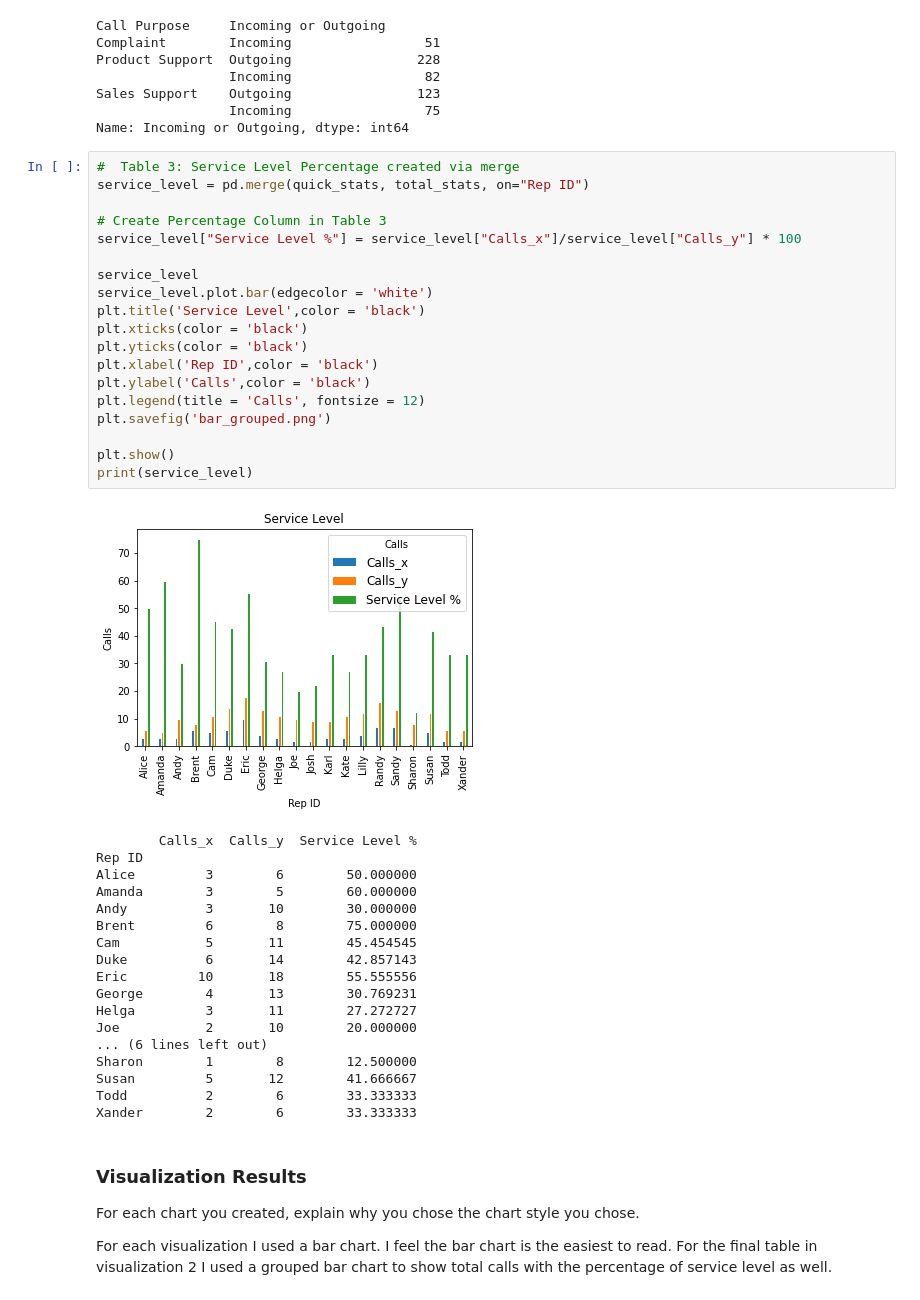
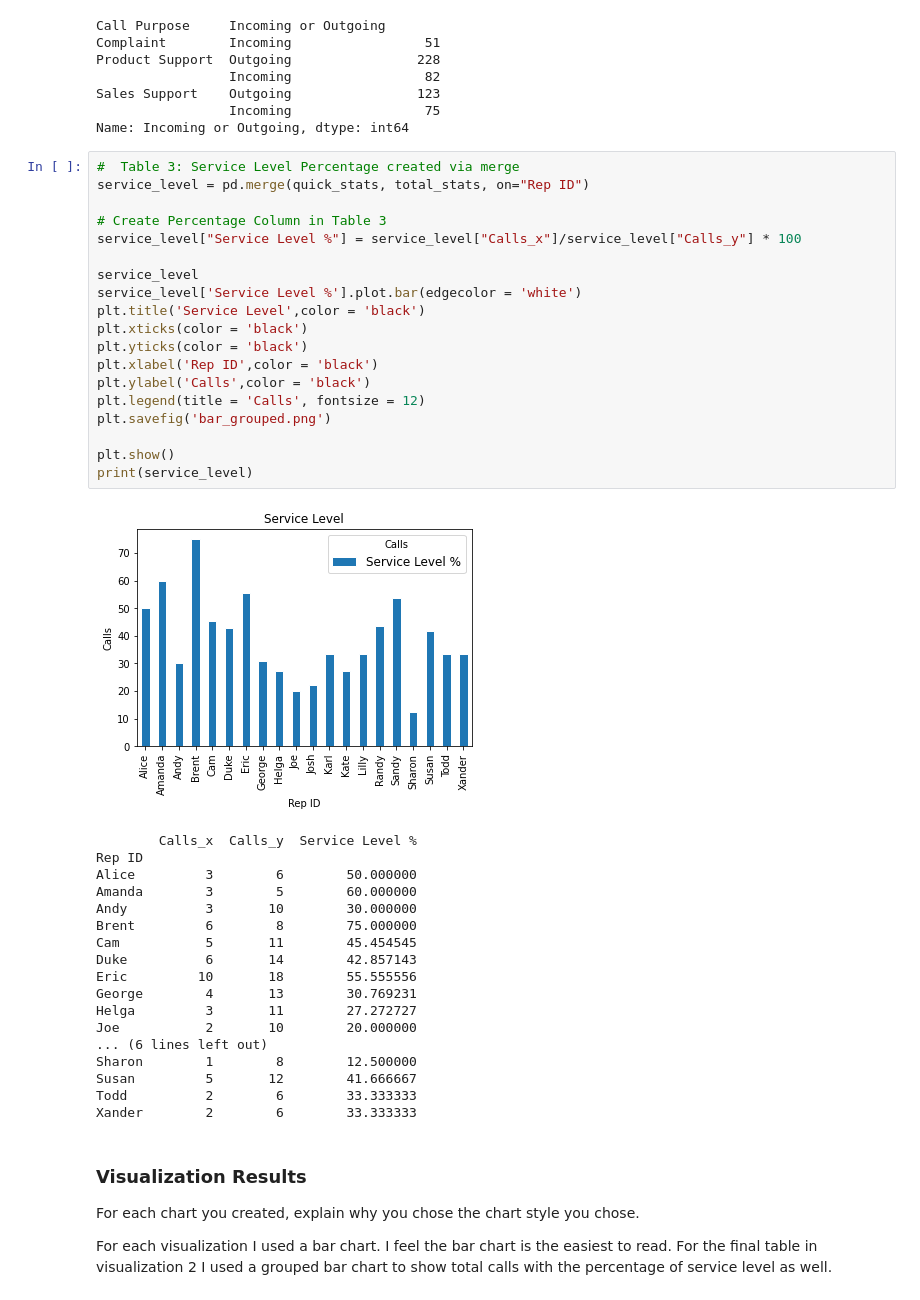
Before and after one commit to toribuzz/call-center-cleanup-assignment, a Jupyter notebook: Call Center Cleanup.ipynb, the cells around one changed output. Saved outputs shown, nothing was run; the diff lists cells and outputs as text.

```diff
--- a/Call Center Cleanup.ipynb
+++ b/Call Center Cleanup.ipynb
@@ -524,44 +524,44 @@ Product Support  Outgoing                228
 Sales Support    Outgoing                123
                  Incoming                 75
 Name: Incoming or Outgoing, dtype: int64
-# %%
-#  Table 3: Service Level Percentage created via merge
-service_level = pd.merge(quick_stats, total_stats, on="Rep ID")
-
-# Create Percentage Column in Table 3
-service_level["Service Level %"] = service_level["Calls_x"]/service_level["Calls_y"] * 100
-
-service_level
-service_level.plot.bar(edgecolor = 'white')
-plt.title('Service Level',color = 'black')
-plt.xticks(color = 'black')
-plt.yticks(color = 'black')
-plt.xlabel('Rep ID',color = 'black')
-plt.ylabel('Calls',color = 'black')
-plt.legend(title = 'Calls', fontsize = 12)
-plt.savefig('bar_grouped.png')
-
-plt.show()
-print(service_level)
-# %% [output]
-[figure, removed]
-        Calls_x  Calls_y  Service Level %
-Rep ID
-Alice         3        6        50.000000
-Amanda        3        5        60.000000
-Andy          3       10        30.000000
-Brent         6        8        75.000000
-Cam           5       11        45.454545
-Duke          6       14        42.857143
-Eric         10       18        55.555556
-George        4       13        30.769231
-Helga         3       11        27.272727
-Joe           2       10        20.000000
-... (6 lines left out)
-Sharon        1        8        12.500000
-Susan         5       12        41.666667
-Todd          2        6        33.333333
-Xander        2        6        33.333333
+# %%
+#  Table 3: Service Level Percentage created via merge
+service_level = pd.merge(quick_stats, total_stats, on="Rep ID")
+
+# Create Percentage Column in Table 3
+service_level["Service Level %"] = service_level["Calls_x"]/service_level["Calls_y"] * 100
+
+service_level
+service_level['Service Level %'].plot.bar(edgecolor = 'white')
+plt.title('Service Level',color = 'black')
+plt.xticks(color = 'black')
+plt.yticks(color = 'black')
+plt.xlabel('Rep ID',color = 'black')
+plt.ylabel('Calls',color = 'black')
+plt.legend(title = 'Calls', fontsize = 12)
+plt.savefig('bar_grouped.png')
+
+plt.show()
+print(service_level)
+# %% [output]
+[figure, added]
+        Calls_x  Calls_y  Service Level %
+Rep ID
+Alice         3        6        50.000000
+Amanda        3        5        60.000000
+Andy          3       10        30.000000
+Brent         6        8        75.000000
+Cam           5       11        45.454545
+Duke          6       14        42.857143
+Eric         10       18        55.555556
+George        4       13        30.769231
+Helga         3       11        27.272727
+Joe           2       10        20.000000
+... (6 lines left out)
+Sharon        1        8        12.500000
+Susan         5       12        41.666667
+Todd          2        6        33.333333
+Xander        2        6        33.333333
 # %% [markdown]
 ### Visualization Results
 
```
Also changed, not shown: parts of 4 cells of this notebook, 1 other file.
